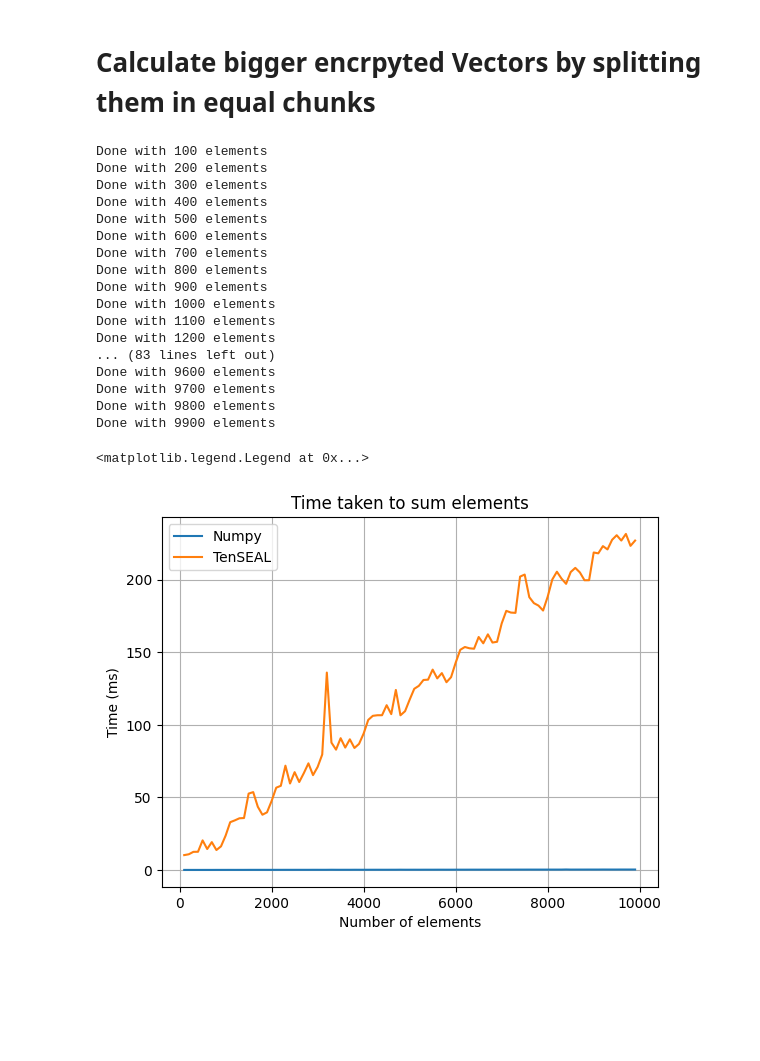
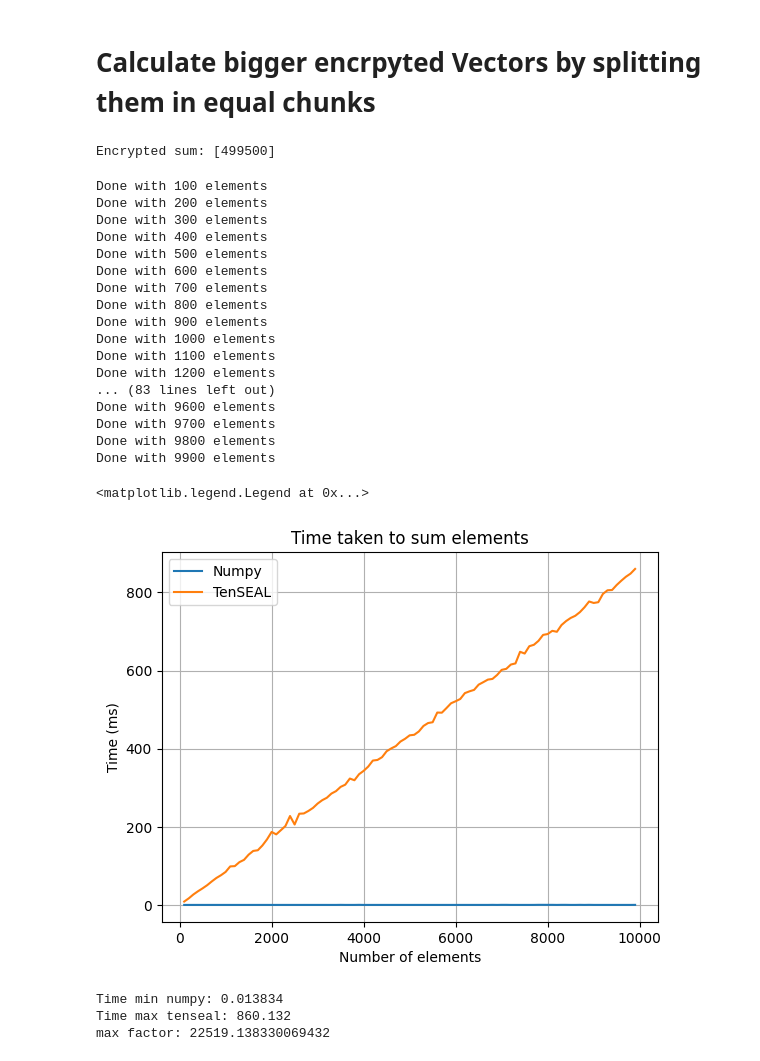
Before and after one commit to priyanshu2015/PPC-Techniques-Implementation, a Jupyter notebook: analytics.ipynb, the cells around one changed output. Drawn from its saved outputs; the diff is of its cells as text; code cells hidden in the pictures; blank space fills up the shorter version.

```diff
--- a/analytics.ipynb
+++ b/analytics.ipynb
@@ -60,7 +60,7 @@ def calculate_encrypted_sum_multiple(vector):
     :param vector:
     :return:
     """
-    divisor = 1000
+    divisor = 100
     #if len(vector) % divisor != 0:
     #    raise ValueError("The vector size must be a multiple of the divisor")
 
@@ -222,8 +222,10 @@ Average time difference: 18.02542222222222 ms
 # %%
 
 vector = list(range(0, 1000, 1))
-sum = calculate_encrypted_sum_multiple(vector)
-print(f"Encrypted sum: {sum}")
+encrypted_sum = calculate_encrypted_sum_multiple(vector)
+print(f"Encrypted sum: {encrypted_sum}")
+# %% [output]
+Encrypted sum: [499500]
 # %%
 import matplotlib.pyplot as plt
 
@@ -235,8 +237,9 @@ STEPS = 100
 
 for i in range(100, NUMBER_OF_ELEMENTS, STEPS):
     vector = [1 for i in range(i)]
+    arr = np.ones(i)
     start = time.perf_counter_ns()
-    sum_vector = np.sum(vector)
+    sum_vector = np.sum(arr)
     stop = time.perf_counter_ns()
     times_numpy.append((stop-start)/1e6)
 
@@ -254,31 +257,39 @@ plt.figure()
 plt.grid(True)
 plt.xlabel("Number of elements")
 plt.ylabel("Time (ms)")
 plt.title("Time taken to sum elements")
 
 
 plt.plot(range(100, NUMBER_OF_ELEMENTS, STEPS), times_numpy, label="Numpy")
 plt.plot(range(100, NUMBER_OF_ELEMENTS, STEPS), times_tenseal, label="TenSEAL")
 
 # enable legend
 plt.legend()
 # %% [output]
 Done with 100 elements
 Done with 200 elements
 Done with 300 elements
 Done with 400 elements
 Done with 500 elements
 Done with 600 elements
 Done with 700 elements
 Done with 800 elements
 Done with 900 elements
 Done with 1000 elements
 Done with 1100 elements
 Done with 1200 elements
 ... (83 lines left out)
 Done with 9600 elements
 Done with 9700 elements
 Done with 9800 elements
 Done with 9900 elements
 <matplotlib.legend.Legend at 0x...>
-[figure, old version]
+[figure, new version]
+# %%
+print(f"Time min numpy: {min(times_numpy)}")
+print(f"Time max tenseal: {max(times_tenseal)}")
+print(f"max factor: {times_tenseal[-1]/(sum(times_numpy[-10:])/len(times_numpy[-10:]))}")
+# %% [output]
+Time min numpy: 0.013834
+Time max tenseal: 860.132
+max factor: 22519.138330069432
```
Also changed, not shown: parts of 7 cells of this notebook.
